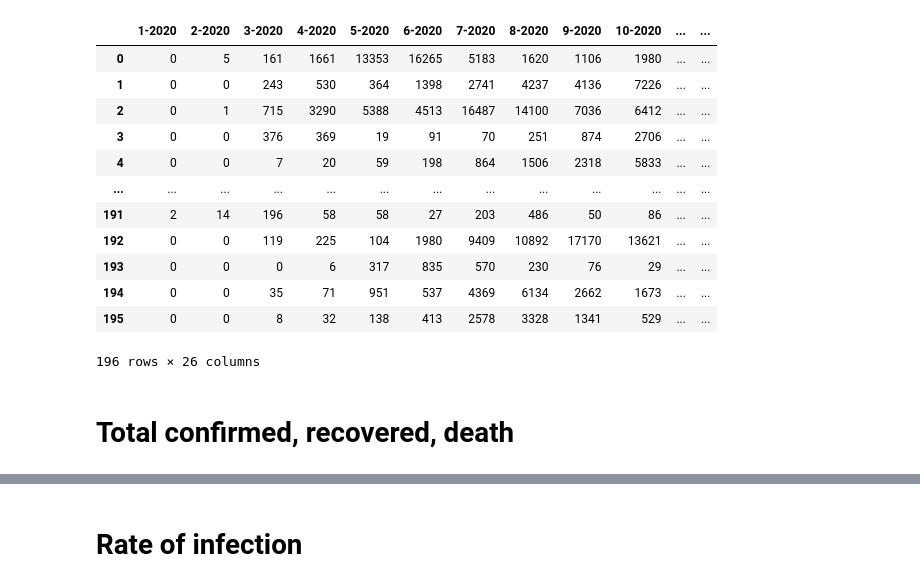
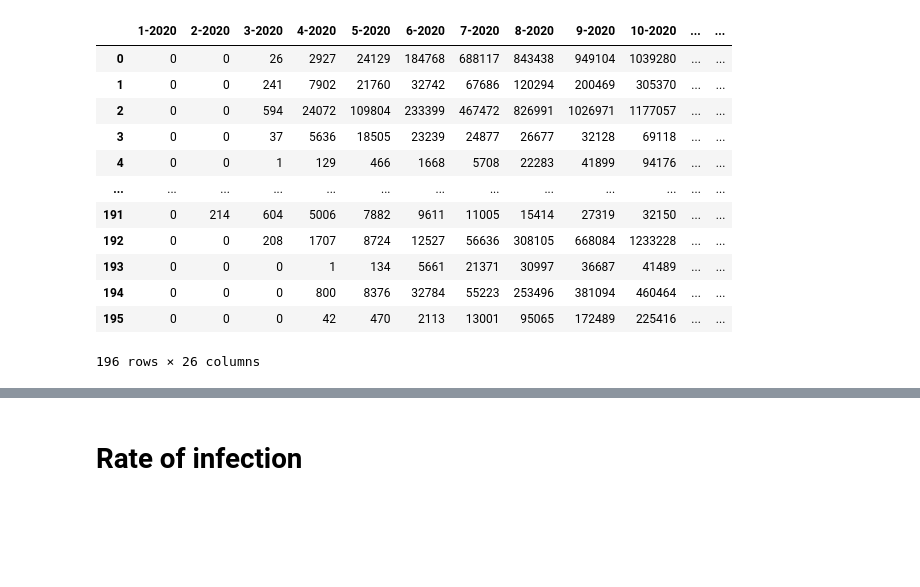
Before and after one commit to hainguyen201/DataManagementAndVisualization, a Jupyter notebook: pyspark/DataCovidAnalysis.ipynb, the cells around one changed output, grey strips where cells are left out. Cells and saved outputs as stored; diff of their text form; code cells hidden in the pictures; blank space fills up the shorter version.

```diff
--- a/pyspark/DataCovidAnalysis.ipynb
+++ b/pyspark/DataCovidAnalysis.ipynb
@@ -1,6 +1,6 @@
 # %%
-# from pyspark.context import SparkContext
-# from pyspark.sql.session import SparkSession
-# sc = SparkContext('local')
-# spark = SparkSession(sc)
+from pyspark.context import SparkContext
+from pyspark.sql.session import SparkSession
+sc = SparkContext('local')
+spark = SparkSession(sc)
 # %%
@@ -91,8 +91,6 @@ recovered = recovered.groupby(by=["Country/Region"],as_index=False).sum()
 death = death.groupby(by=["Country/Region"],as_index=False).sum()
 # %%
 # chuyển dữ liệu từ dạng tích lũy thành dữ liệu theo từng ngày
-recovered=recovered.drop(recovered.columns.tolist()[-1],1)
-death=death.drop(death.columns.tolist()[-1],1)
 list_days=confirmed.columns.tolist()[1:]
 list_days.reverse()
 for i in range(len(list_days)):
@@ -145,8 +133,6 @@ for month in list_month:
     for day in list_days:
         _time=datetime.strptime(day, "%m/%d/%y")
         if str(_time.month)==month.split('-')[0] and str(_time.year) == month.split('-')[1]:
-            str(_time.month)
-            print(month)
             list_day_sum.append(day)
     confirmed_new[month]=confirmed[list_day_sum].sum(axis=1)
     recovered_new[month]=recovered[list_day_sum].sum(axis=1)
@@ -177,18 +145,16 @@ death_new=death_new[list_month]
 # %%
-confirmed_new
+recovered_new
 # %% [output]
 |  | 1-2020 | 2-2020 | 3-2020 | 4-2020 | 5-2020 | 6-2020 | 7-2020 | 8-2020 | 9-2020 | 10-2020 | ... | ... |
-| 0 | 0 | 5 | 161 | 1661 | 13353 | 16265 | 5183 | 1620 | 1106 | 1980 | ... | ... |
-| 1 | 0 | 0 | 243 | 530 | 364 | 1398 | 2741 | 4237 | 4136 | 7226 | ... | ... |
-| 2 | 0 | 1 | 715 | 3290 | 5388 | 4513 | 16487 | 14100 | 7036 | 6412 | ... | ... |
-| 3 | 0 | 0 | 376 | 369 | 19 | 91 | 70 | 251 | 874 | 2706 | ... | ... |
-| 4 | 0 | 0 | 7 | 20 | 59 | 198 | 864 | 1506 | 2318 | 5833 | ... | ... |
+| 0 | 0 | 0 | 26 | 2927 | 24129 | 184768 | 688117 | 843438 | 949104 | 1039280 | ... | ... |
+| 1 | 0 | 0 | 241 | 7902 | 21760 | 32742 | 67686 | 120294 | 200469 | 305370 | ... | ... |
+| 2 | 0 | 0 | 594 | 24072 | 109804 | 233399 | 467472 | 826991 | 1026971 | 1177057 | ... | ... |
+| 3 | 0 | 0 | 37 | 5636 | 18505 | 23239 | 24877 | 26677 | 32128 | 69118 | ... | ... |
+| 4 | 0 | 0 | 1 | 129 | 466 | 1668 | 5708 | 22283 | 41899 | 94176 | ... | ... |
 | ... | ... | ... | ... | ... | ... | ... | ... | ... | ... | ... | ... | ... |
-| 191 | 2 | 14 | 196 | 58 | 58 | 27 | 203 | 486 | 50 | 86 | ... | ... |
-| 192 | 0 | 0 | 119 | 225 | 104 | 1980 | 9409 | 10892 | 17170 | 13621 | ... | ... |
-| 193 | 0 | 0 | 0 | 6 | 317 | 835 | 570 | 230 | 76 | 29 | ... | ... |
-| 194 | 0 | 0 | 35 | 71 | 951 | 537 | 4369 | 6134 | 2662 | 1673 | ... | ... |
-| 195 | 0 | 0 | 8 | 32 | 138 | 413 | 2578 | 3328 | 1341 | 529 | ... | ... |
+| 191 | 0 | 214 | 604 | 5006 | 7882 | 9611 | 11005 | 15414 | 27319 | 32150 | ... | ... |
+| 192 | 0 | 0 | 208 | 1707 | 8724 | 12527 | 56636 | 308105 | 668084 | 1233228 | ... | ... |
+| 193 | 0 | 0 | 0 | 1 | 134 | 5661 | 21371 | 30997 | 36687 | 41489 | ... | ... |
+| 194 | 0 | 0 | 0 | 800 | 8376 | 32784 | 55223 | 253496 | 381094 | 460464 | ... | ... |
+| 195 | 0 | 0 | 0 | 42 | 470 | 2113 | 13001 | 95065 | 172489 | 225416 | ... | ... |
 196 rows × 26 columns
-# %% [markdown]
-# Total confirmed, recovered, death
```
Also changed, not shown: parts of 38 cells of this notebook, 10 other files.
